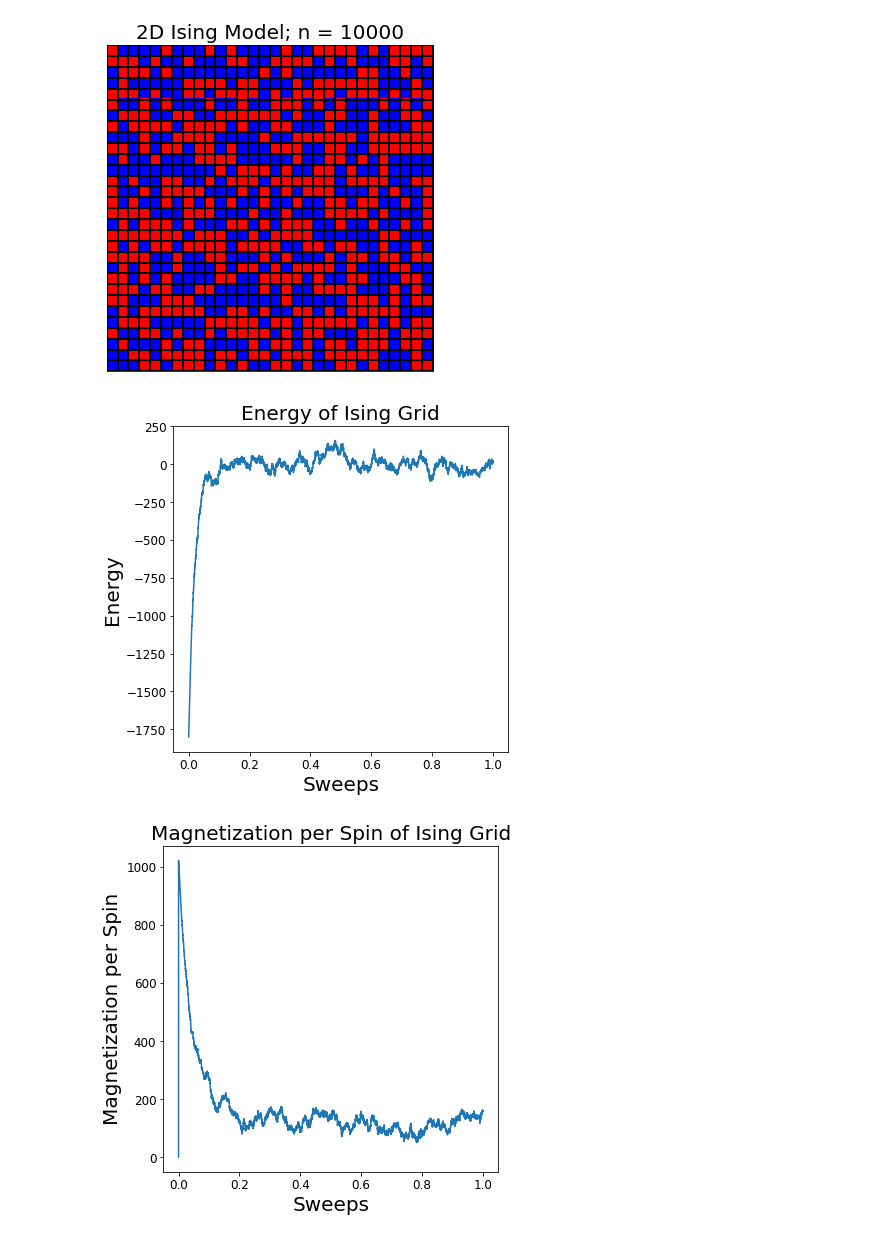
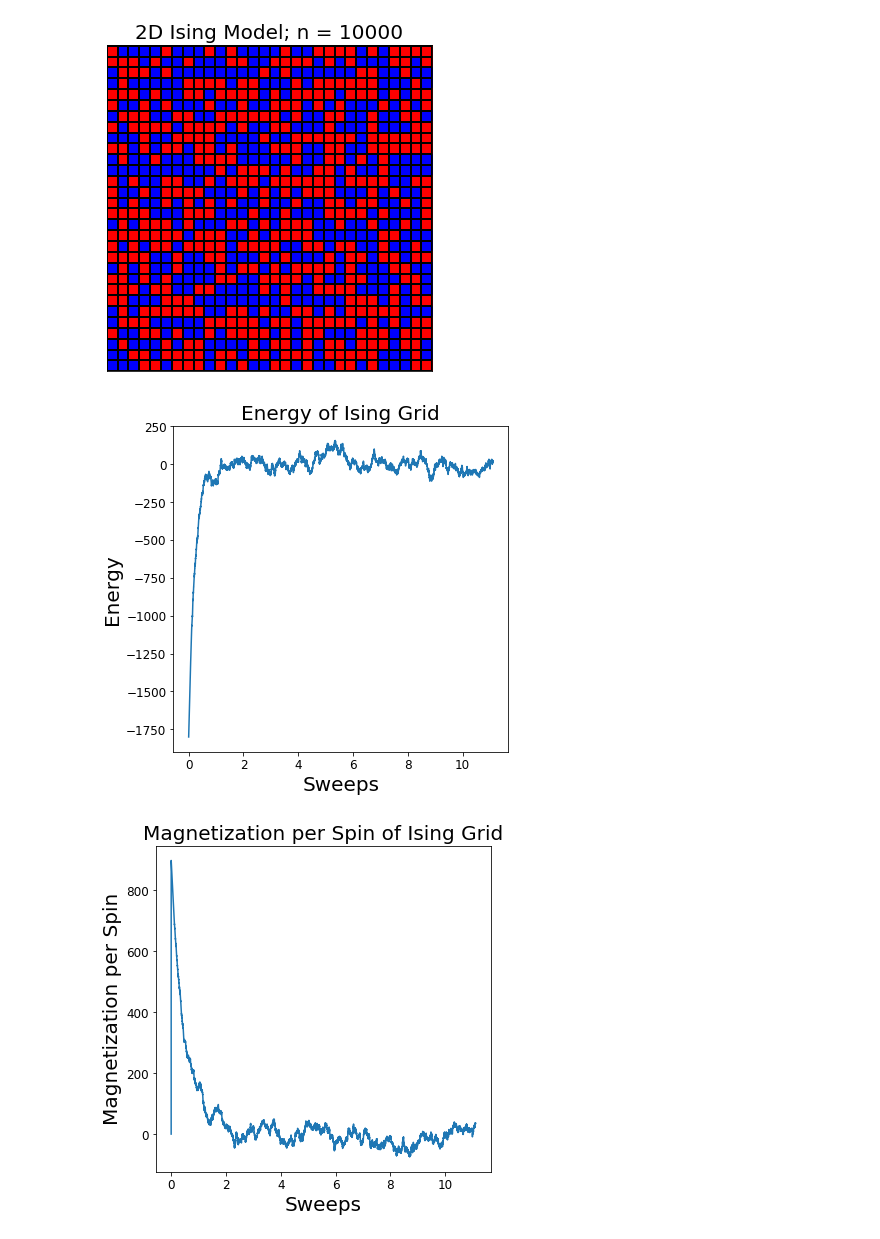
Before and after one commit to kaitshin/PHYSICS113-final-project, a Jupyter notebook: Metropolis.ipynb, the cells around one changed output. Drawn from its saved outputs; the diff is of its cells as text; code cells hidden in the pictures.

Commit message:
polished up the functions, better modularity, and better implementation of periodic BCs

```diff
--- a/Metropolis.ipynb
+++ b/Metropolis.ipynb
@@ -162,7 +126,7 @@ test_boltz = {"4.0" : np.exp(-8/T), "2.0" : np.exp(-4/T)}
 init = test[:,:]
 
 random.seed(1)
-solution = plot_met_ising(init, test_boltz, 1, 10000)
+solution = met_ising(init, test_boltz, 10000)
 # %% [output]
-[figure, old version]
+[figure, new version]
 # %%
@@ -222,36 +171,26 @@ init = test[:,:]
 
 
 random.seed(1)
-e_list = plot_energy(init, test_boltz, 1, 10000)
+e_list = energy_evo(init, test_boltz, 10000)
 # %% [output]
-[figure, old version]
+[figure, new version]
 # %%
-def plot_magps(init, boltz, J, n):
-    """Plots evolution of magnetization per spin for a 2D Ising grid"""
+def magps(init, boltz, n, plot = True):
+    """Returns a list of mag. per spin for a 2D Ising grid from every timestep and plots the list"""
 
     X = np.shape(init)[1]
     Y = np.shape(init)[0]
+    total = X*Y
 
-    # set up the extra elements for periodic boundaries (might be faster to roll)
     grid = init[:,:]
-    grid = np.insert(grid, 0, np.zeros(Y), axis = 1)
-    grid = np.insert(grid, Y + 1, np.zeros(Y), axis = 1)
-    grid = np.insert(grid, 0, np.zeros(X+2), axis = 0)
-    grid = np.insert(grid, X + 1, np.zeros(X+2), axis = 0)
-
-    # implement periodic boundary conditions
-    grid[:,0] = grid[:,-2]
-    grid[:,-1] = grid[:,1]
-    grid[0,:] = grid[-2,:]
-    grid[-1,:] = grid[1,:]
 
     # magnetization
     mag = np.sum(grid)
-    mag_list = [mag/n]
+    mag_list = [mag/total]
 
     # evolution
     for i in range(n):
-        evo, d_energy, d_mag = metropolis_ising(grid, boltz, J)
+        evo, d_energy, d_mag = metropolis_ising(grid, boltz)
 
         # increment magnetization
         mag += d_mag
@@ -260,29 +199,24 @@ def plot_magps(init, boltz, J, n):
         # reset iteration variable
         grid = evo[:,:]
 
-        # implement periodic BCs
-        grid[:,0] = grid[:,-2]
-        grid[:,-1] = grid[:,1]
-        grid[0,:] = grid[-2,:]
-        grid[-1,:] = grid[1,:]
+    if plot == True:
+        # plotting
+        x_axis = [i/total for i in range(n+1)]
 
-    # plotting
-    x_axis = [i/n for i in range(n+1)]
-
-    plt.figure(figsize=(6,6))
-    plt.plot(x_axis,mag_list)
-    plt.tick_params(axis='both', which='major', labelsize=12)
-    plt.xlabel('Sweeps', fontsize=20)
-    plt.ylabel('Magnetization per Spin', fontsize=20)
-    plt.title(f'Magnetization per Spin of Ising Grid', fontsize=20)
+        plt.figure(figsize=(6,6))
+        plt.plot(x_axis,mag_list)
+        plt.tick_params(axis='both', which='major', labelsize=12)
+        plt.xlabel('Sweeps', fontsize=20)
+        plt.ylabel('Magnetization per Spin', fontsize=20)
+        plt.title(f'Magnetization per Spin of Ising Grid', fontsize=20)
 
 
     return mag_list
 # %%
 random.seed(1)
-m_list = plot_magps(init, test_boltz, 1, 10000)
+m_list = magps(init, test_boltz,10000)
 # %% [output]
-[figure, old version]
+[figure, new version]
 # %%
 def spec_heat_ps(energy_list, T, N):
     """Compute the specific heat per spin for an input list of energy values at temperature T and lattice sites N"""
```
Also changed, not shown: parts of 7 cells of this notebook.
